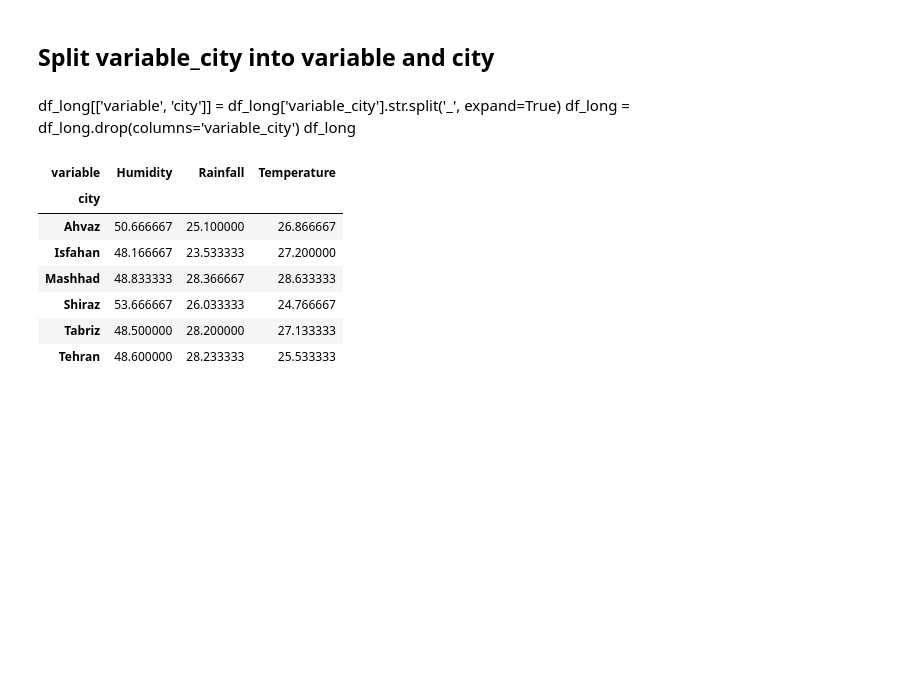
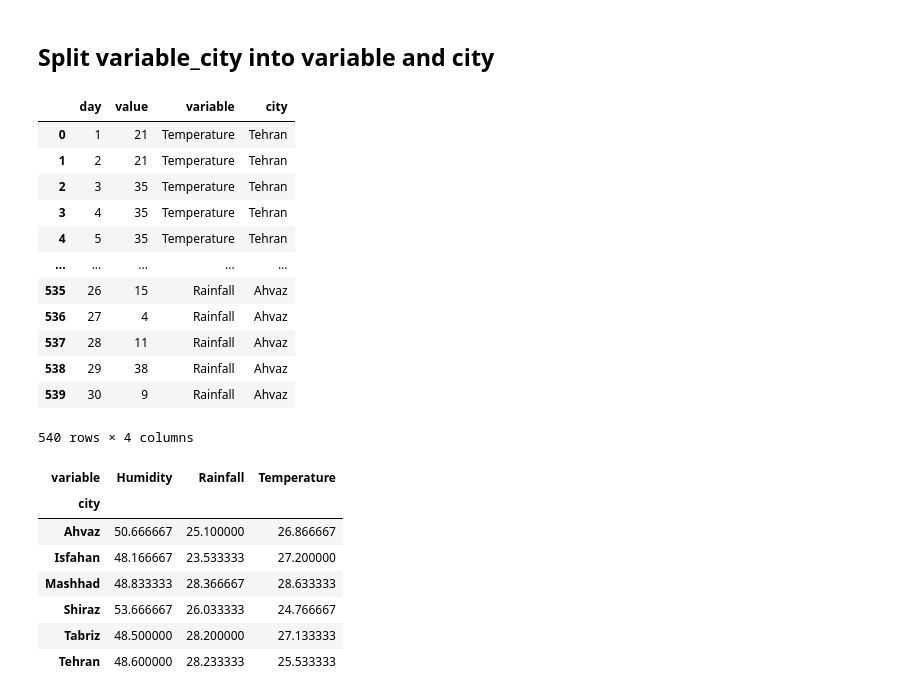
Before and after one commit to S6F6/MaktabHomeworks, a Jupyter notebook: hw-03/01.ipynb, the cells around one changed output. Cells and saved outputs as stored; diff of their text form; code cells hidden in the pictures; blank space fills up the shorter version.

```diff
--- a/hw-03/01.ipynb
+++ b/hw-03/01.ipynb
@@ -157,10 +157,24 @@ df_long
 540 rows × 3 columns
 # %% [markdown]
 ## Split variable_city into variable and city
-# %% [markdown]
-df_long[['variable', 'city']] = df_long['variable_city'].str.split('_', expand=True)
-df_long = df_long.drop(columns='variable_city')
-df_long
+# %%
+df_long[['variable', 'city']] = df_long['variable_city'].str.split('_', expand=True)
+df_long = df_long.drop(columns='variable_city')
+df_long
+# %% [output]
+|  | day | value | variable | city |
+| 0 | 1 | 21 | Temperature | Tehran |
+| 1 | 2 | 21 | Temperature | Tehran |
+| 2 | 3 | 35 | Temperature | Tehran |
+| 3 | 4 | 35 | Temperature | Tehran |
+| 4 | 5 | 35 | Temperature | Tehran |
+| ... | ... | ... | ... | ... |
+| 535 | 26 | 15 | Rainfall | Ahvaz |
+| 536 | 27 | 4 | Rainfall | Ahvaz |
+| 537 | 28 | 11 | Rainfall | Ahvaz |
+| 538 | 29 | 38 | Rainfall | Ahvaz |
+| 539 | 30 | 9 | Rainfall | Ahvaz |
+540 rows × 4 columns
 # %%
 city_means = df_long.groupby(['city', 'variable'])['value'].mean().unstack()
 city_means
```
Also changed, not shown: parts of 7 cells of this notebook, 1 other file.
